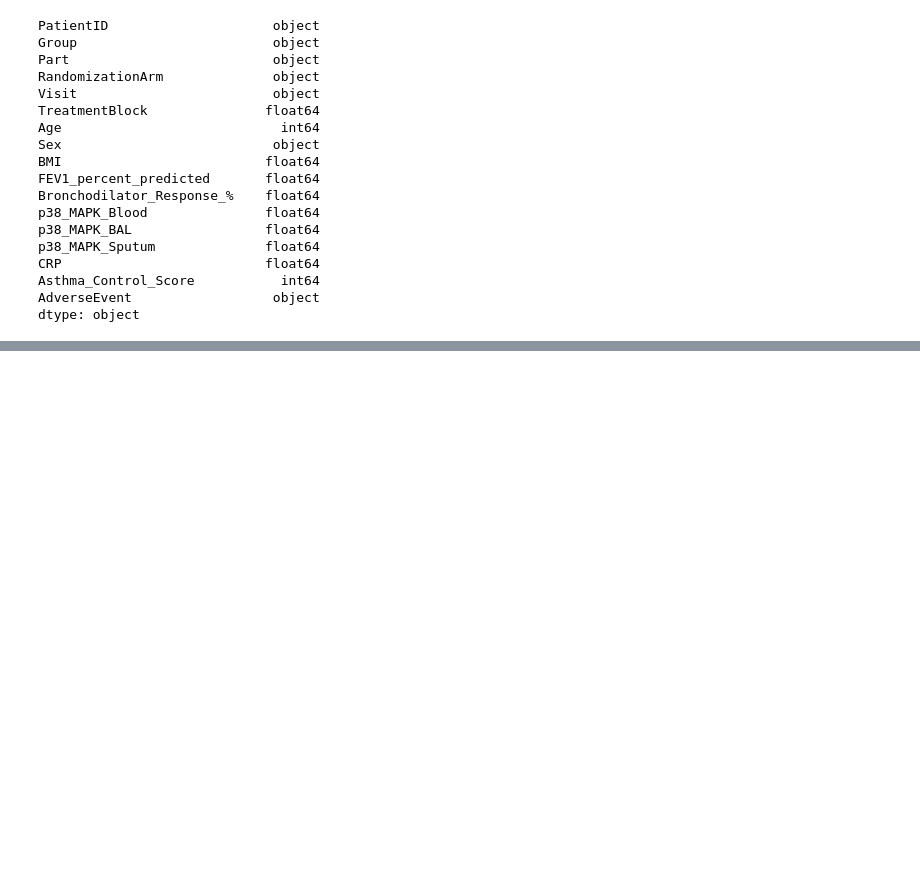
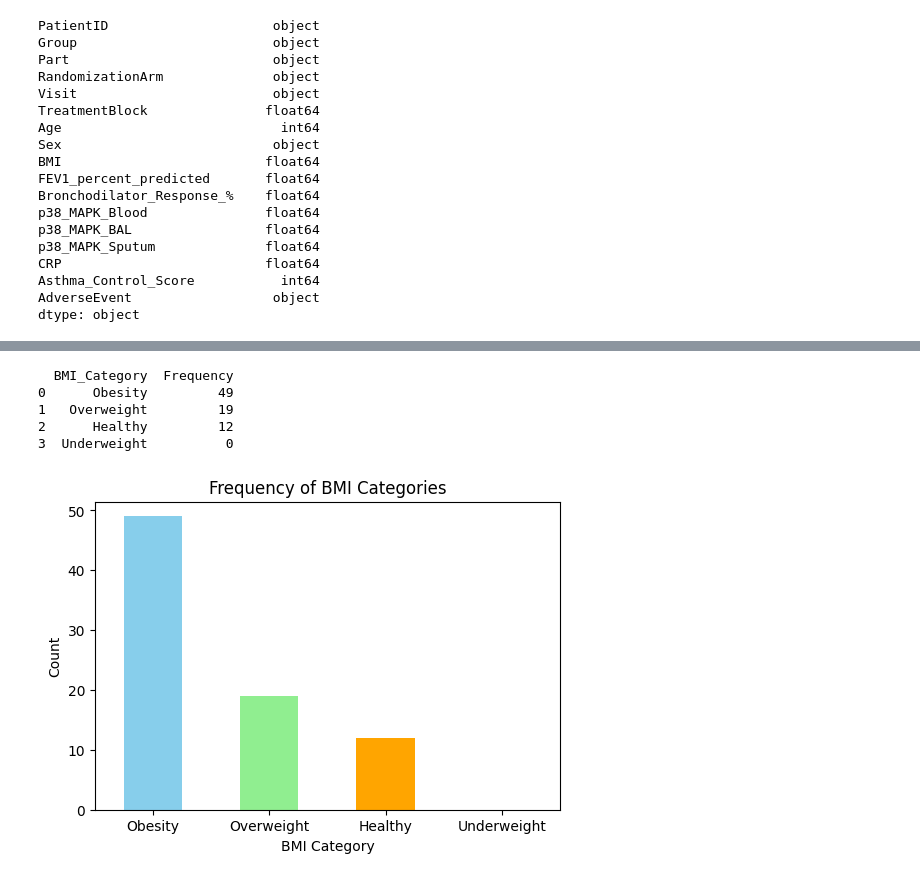
Before and after one commit to toljoyce/Data-Analyst-Projects, a Jupyter notebook: ClinicalTrialsData/Project1.ipynb, the cells around one changed output, grey strips where cells are left out. Cells and saved outputs as stored; diff of their text form; code cells hidden in the pictures; blank space fills up the shorter version.

```diff
--- a/ClinicalTrialsData/Project1.ipynb
+++ b/ClinicalTrialsData/Project1.ipynb
@@ -219,0 +347,10 @@ All data types are set correctly.
+# %%
+# BMI classification
+
+bmi_bins = [0, 18.5, 24.9, 29.9, float('inf')]
+bmi_labels = ["Underweight", "Healthy", "Overweight", "Obesity"]
+# Create new column for BMI Category
+df['BMI_Category'] = pd.cut(df['BMI'], bins=bmi_bins, labels=bmi_labels, right=True)
+
+# Check result
+df.head()
@@ -219,0 +364,25 @@ All data types are set correctly.
+# %%
+# Frequency table for BMI
+bmi_freq = df['BMI_Category'].value_counts().reset_index()
+bmi_freq.columns = ['BMI_Category', 'Frequency']
+print(bmi_freq)
+
+# Bar chart
+df['BMI_Category'].value_counts().plot(
+    kind='bar',
+    color=['skyblue', 'lightgreen', 'orange', 'red'],
+    figsize=(6,4)
+)
+
+plt.title("Frequency of BMI Categories")
+plt.xlabel("BMI Category")
+plt.ylabel("Count")
+plt.xticks(rotation=0)
+plt.show()
+# %% [output]
+  BMI_Category  Frequency
+0      Obesity         49
+1   Overweight         19
+2      Healthy         12
+3  Underweight          0
+[figure, added]
```
Also changed, not shown: parts of 30 cells of this notebook, 3 other files.
